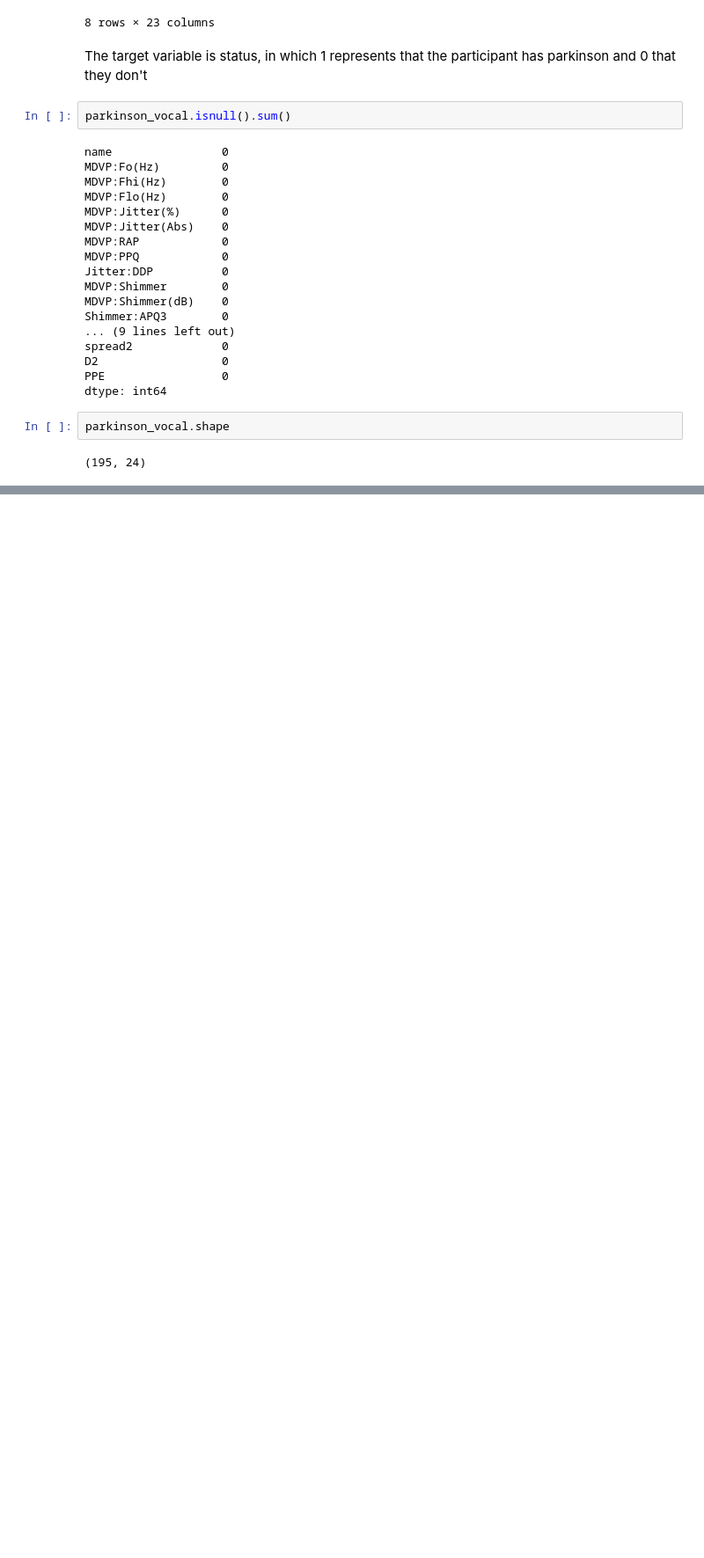
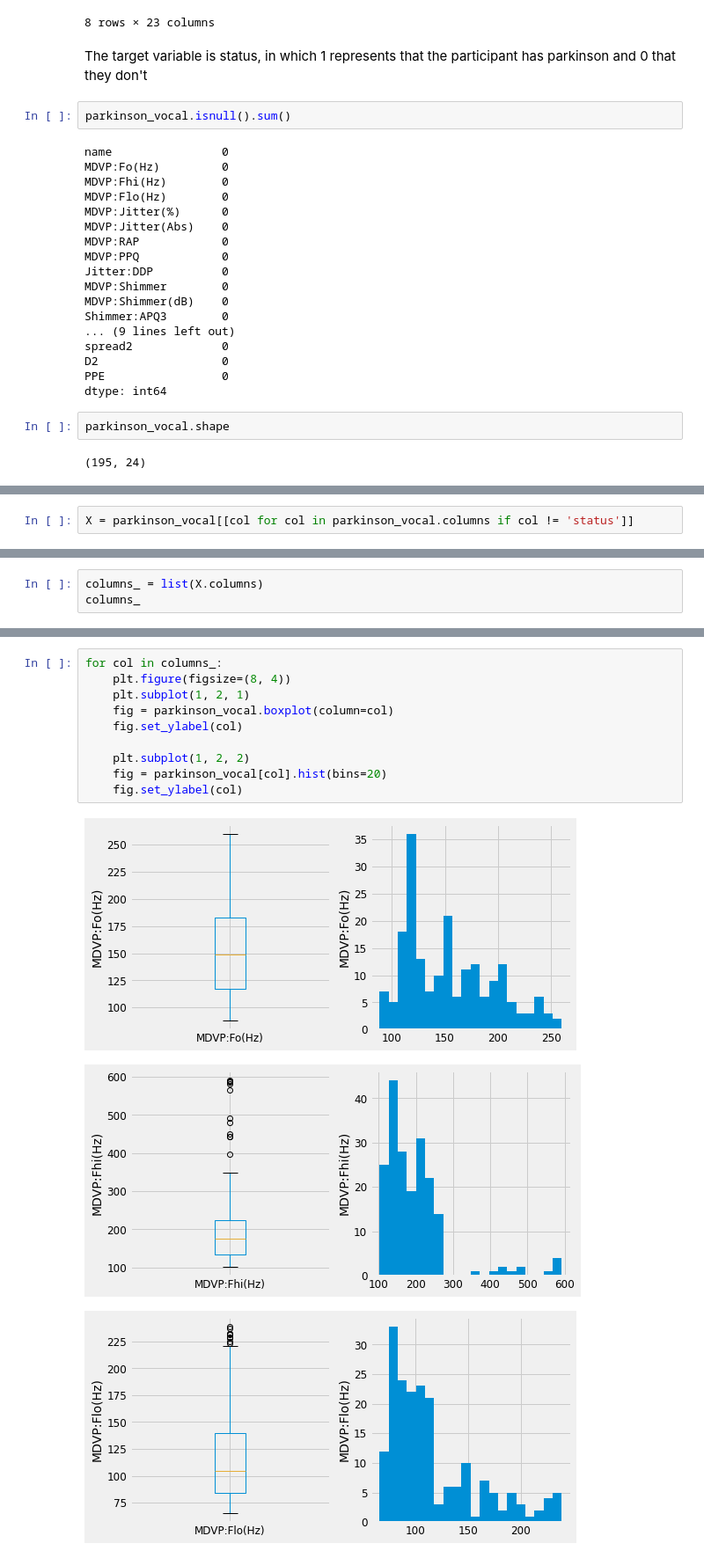
Before and after one commit to angelsmreyes/Deteccion-de-Parkinson-proyecto, a Jupyter notebook: Parkinson desease .ipynb, the cells around one changed output, grey strips where cells are left out. Shown at 88% size. Saved outputs shown, nothing was run; the diff lists cells and outputs as text; blank space fills up the shorter version.

```diff
--- a/Parkinson desease .ipynb
+++ b/Parkinson desease .ipynb
@@ -86,0 +117,2 @@ Parece que hay problemas de colinealidad con algunas variables
+# %%
+X = parkinson_vocal[[col for col in parkinson_vocal.columns if col != 'status']]
@@ -86,0 +179,3 @@ Parece que hay problemas de colinealidad con algunas variables
+# %%
+columns_ = list(X.columns)
+columns_
@@ -86,0 +200,14 @@ Parece que hay problemas de colinealidad con algunas variables
+# %%
+for col in columns_:
+    plt.figure(figsize=(8, 4))
+    plt.subplot(1, 2, 1)
+    fig = parkinson_vocal.boxplot(column=col)
+    fig.set_ylabel(col)
+
+    plt.subplot(1, 2, 2)
+    fig = parkinson_vocal[col].hist(bins=20)
+    fig.set_ylabel(col)
+# %% [output]
+[figure, added]
+[figure, added]
+[figure, added]
```
Also changed, not shown: parts of 32 cells of this notebook.
